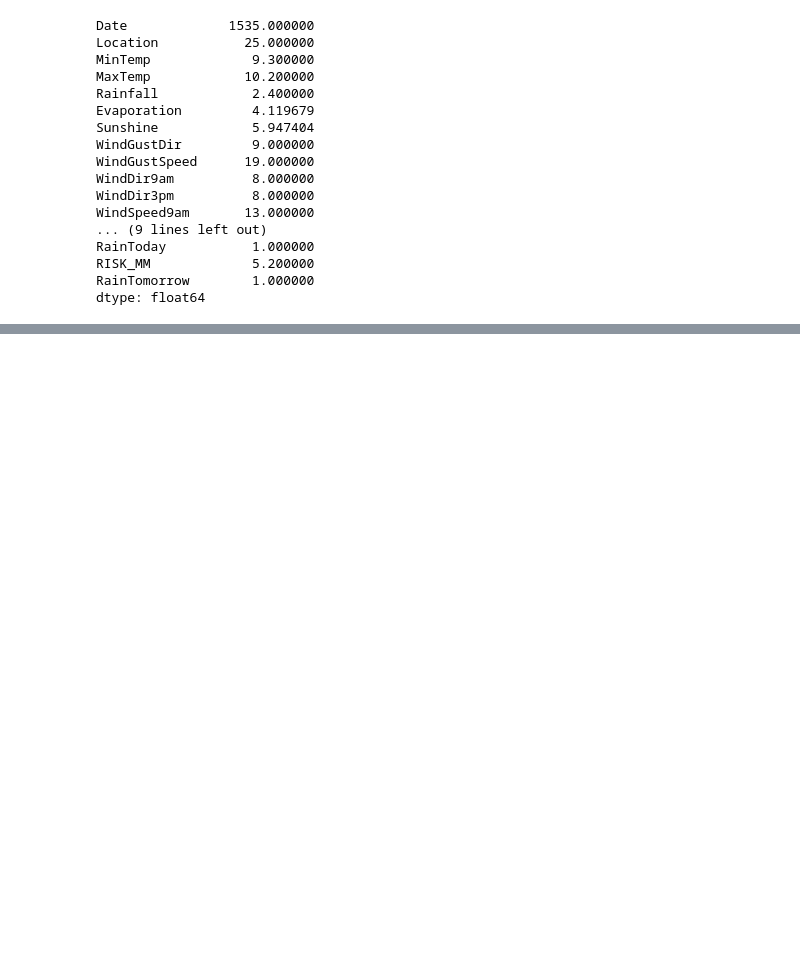
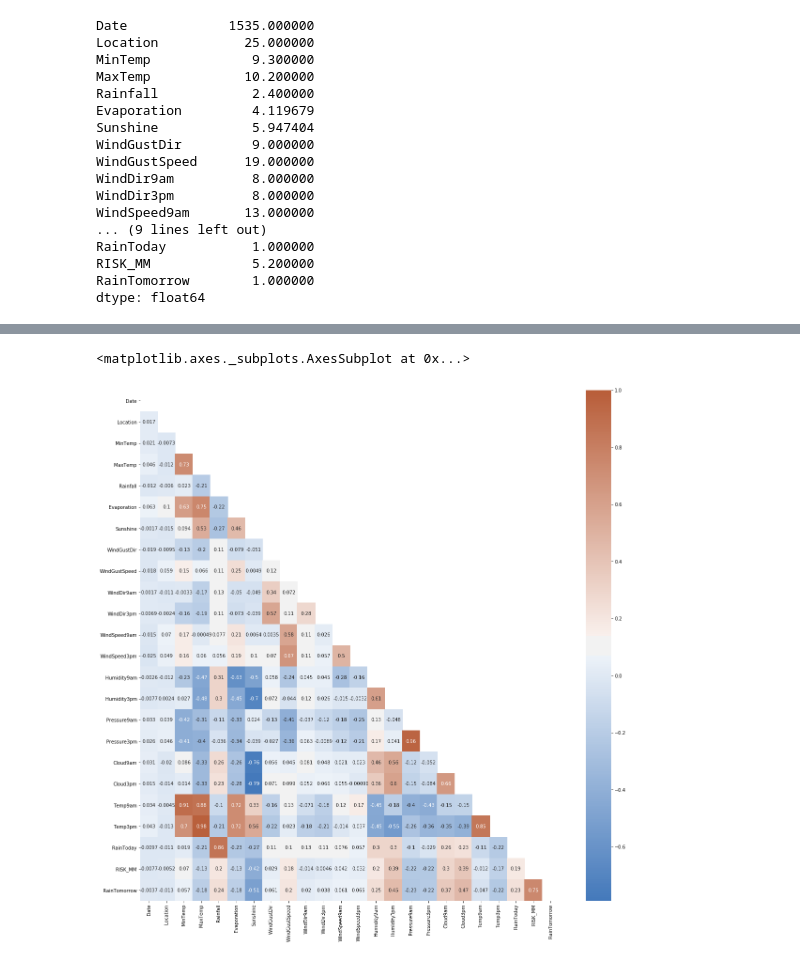
Before and after one commit to PankajPatil1/Rainfall-Prediction, a Jupyter notebook: rainfall-prediction.ipynb, the cells around one changed output, grey strips where cells are left out. Cells and saved outputs as stored; diff of their text form; code cells hidden in the pictures; blank space fills up the shorter version.

```diff
--- a/rainfall-prediction.ipynb
+++ b/rainfall-prediction.ipynb
@@ -186,5 +205,8 @@ lencoders = {}
 for col in categorical_cols:
     lencoders[col] = LabelEncoder()
     oversampled_data[col] = lencoders[col].fit_transform(oversampled_data[col])
-    print('Unique classes for column : {}\n {}'.format(col,list(lencoders[col].classes_)))
+    if col =='Date':
+        next
+    else:
+        print('Unique classes for column : {}\n {}'.format(col,list(lencoders[col].classes_)))
 # %% [output]
@@ -303,0 +292,4 @@ dtype: float64
+# %%
+print('Shape before dropping outliers : {}'.format(Imputed_data.shape))
+Imputed_data = Imputed_data[~((Imputed_data < (Q1 - 1.5 * IQR)) |(Imputed_data > (Q3 + 1.5 * IQR))).any(axis=1)]
+print('Shape before dropping outliers : {}'.format(Imputed_data.shape))
@@ -303,0 +306,9 @@ dtype: float64
+# %%
+corr_matrix = Imputed_data.corr()
+mask = np.triu(np.ones_like(corr_matrix, dtype=np.bool))
+fig,ax = plt.subplots(figsize=(20,20))
+cmap = sns.diverging_palette(250, 25, as_cmap=True)
+sns.heatmap(corr_matrix,mask=mask,cmap = cmap,annot=True)
+# %% [output]
+<matplotlib.axes._subplots.AxesSubplot at 0x...>
+[figure, added]
```
Also changed, not shown: parts of 21 cells of this notebook.
